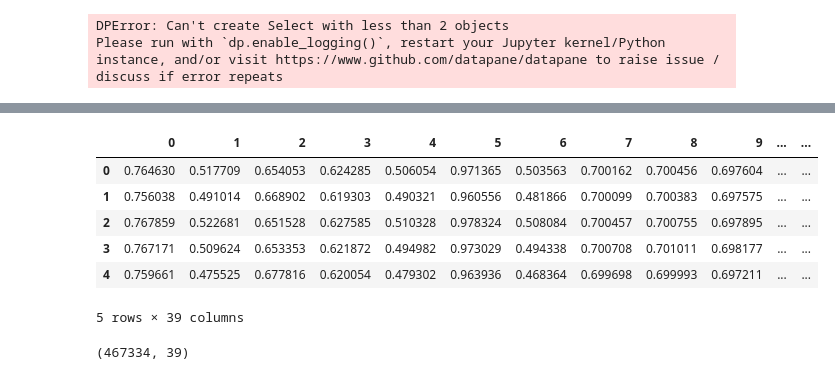
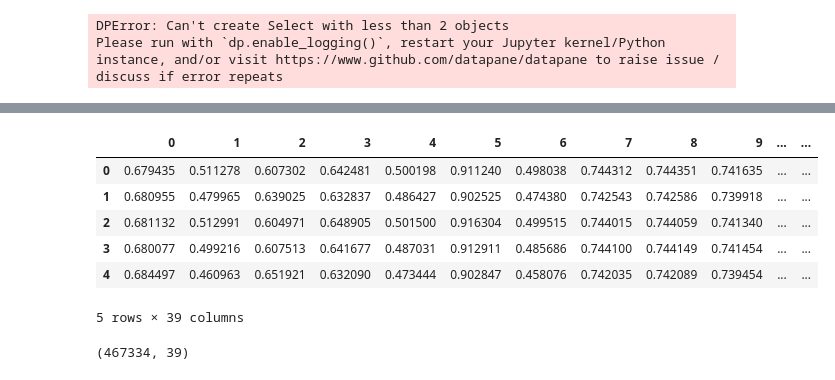
Before and after one commit to PedroOliveiraPT/Electricity-Forecasting, a Jupyter notebook: Results.ipynb, the cells around one changed output, grey strips where cells are left out. Saved outputs shown, nothing was run; the diff lists cells and outputs as text; code cells hidden in the pictures.

```diff
--- a/Results.ipynb
+++ b/Results.ipynb
@@ -73,13 +73,13 @@ hist.plot()
 # %%
-pred = pd.read_csv("results/ICA_LSTM_60secs_prediction.csv", index_col='Unnamed: 0')
+pred = pd.read_csv("results/ICA_LSTM40_60secs_MSE_prediction.csv", index_col='Unnamed: 0')
 pred.head()
 # %% [output]
 |  | 0 | 1 | 2 | 3 | 4 | 5 | 6 | 7 | 8 | 9 | ... | ... |
-| 0 | 0.764630 | 0.517709 | 0.654053 | 0.624285 | 0.506054 | 0.971365 | 0.503563 | 0.700162 | 0.700456 | 0.697604 | ... | ... |
-| 1 | 0.756038 | 0.491014 | 0.668902 | 0.619303 | 0.490321 | 0.960556 | 0.481866 | 0.700099 | 0.700383 | 0.697575 | ... | ... |
-| 2 | 0.767859 | 0.522681 | 0.651528 | 0.627585 | 0.510328 | 0.978324 | 0.508084 | 0.700457 | 0.700755 | 0.697895 | ... | ... |
-| 3 | 0.767171 | 0.509624 | 0.653353 | 0.621872 | 0.494982 | 0.973029 | 0.494338 | 0.700708 | 0.701011 | 0.698177 | ... | ... |
-| 4 | 0.759661 | 0.475525 | 0.677816 | 0.620054 | 0.479302 | 0.963936 | 0.468364 | 0.699698 | 0.699993 | 0.697211 | ... | ... |
+| 0 | 0.679435 | 0.511278 | 0.607302 | 0.642481 | 0.500198 | 0.911240 | 0.498038 | 0.744312 | 0.744351 | 0.741635 | ... | ... |
+| 1 | 0.680955 | 0.479965 | 0.639025 | 0.632837 | 0.486427 | 0.902525 | 0.474380 | 0.742543 | 0.742586 | 0.739918 | ... | ... |
+| 2 | 0.681132 | 0.512991 | 0.604971 | 0.648905 | 0.501500 | 0.916304 | 0.499515 | 0.744015 | 0.744059 | 0.741340 | ... | ... |
+| 3 | 0.680077 | 0.499216 | 0.607513 | 0.641677 | 0.487031 | 0.912911 | 0.485686 | 0.744100 | 0.744149 | 0.741454 | ... | ... |
+| 4 | 0.684497 | 0.460963 | 0.651921 | 0.632090 | 0.473444 | 0.902847 | 0.458076 | 0.742035 | 0.742089 | 0.739454 | ... | ... |
 5 rows × 39 columns
 # %%
 length = pred.shape[0]
```
Also changed, not shown: parts of 4 cells of this notebook, 3 other files.
